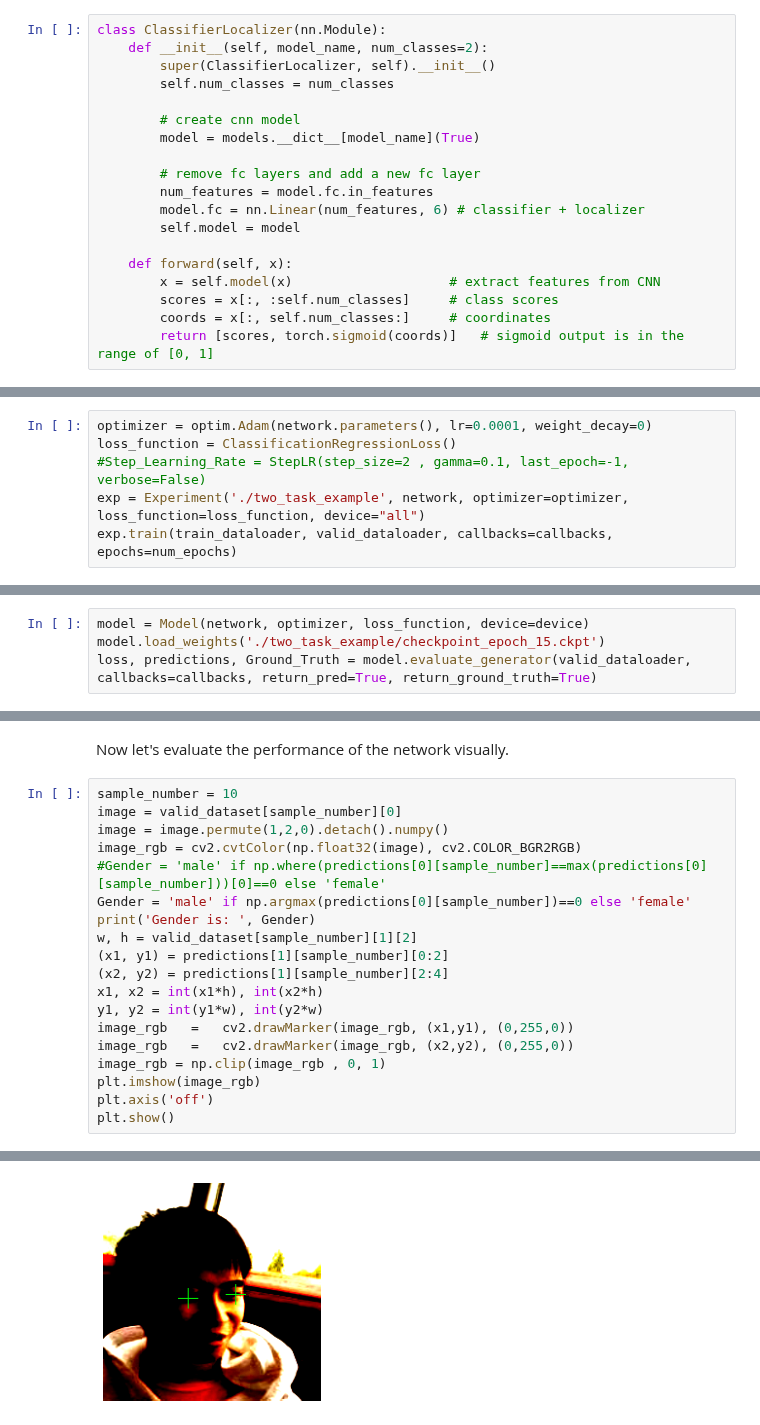
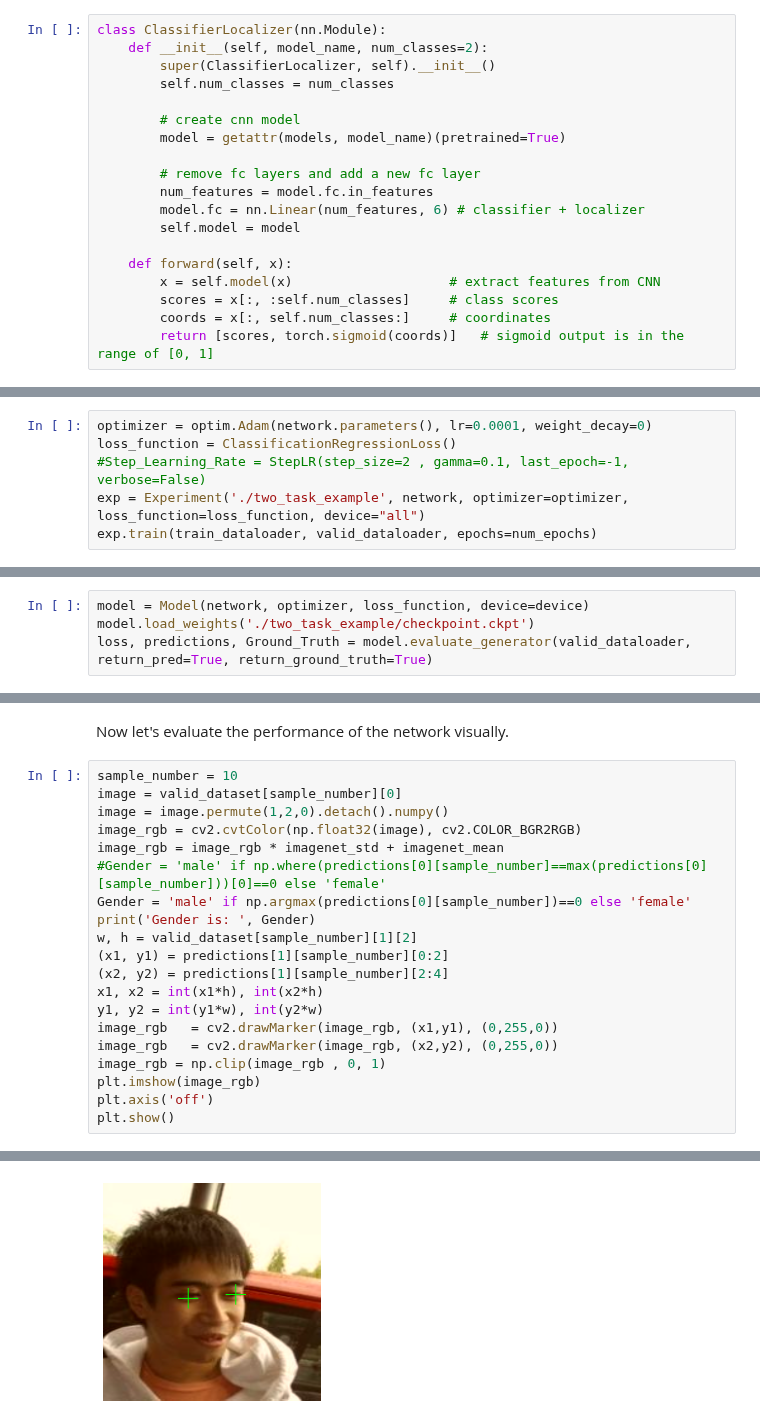
Before and after one commit to GRAAL-Research/poutyne, a Jupyter notebook: examples/classification_and_regression.ipynb, the cells around one changed output, grey strips where cells are left out. Saved outputs shown, nothing was run; the diff lists cells and outputs as text.

```diff
--- a/examples/classification_and_regression.ipynb
+++ b/examples/classification_and_regression.ipynb
@@ -213,7 +226,7 @@ class ClassifierLocalizer(nn.Module):
         self.num_classes = num_classes
 
         # create cnn model
-        model = models.__dict__[model_name](True)
+        model = getattr(models, model_name)(pretrained=True)
 
         # remove fc layers and add a new fc layer
         num_features = model.fc.in_features
@@ -297,5 +294,5 @@ optimizer = optim.Adam(network.parameters(), lr=0.0001, weight_decay=0)
 loss_function = ClassificationRegressionLoss()
 #Step_Learning_Rate = StepLR(step_size=2 , gamma=0.1, last_epoch=-1, verbose=False)
 exp = Experiment('./two_task_example', network, optimizer=optimizer, loss_function=loss_function, device="all")
-exp.train(train_dataloader, valid_dataloader, callbacks=callbacks, epochs=num_epochs)
+exp.train(train_dataloader, valid_dataloader, epochs=num_epochs)
 # %% [output]
@@ -339,6 +336,6 @@ Restoring model from ./callbacks/best_epoch_15.ckpt
 As you have also noticed from the training logs, we have achieved the best performance (considering the validation loss) at the 15th epoch. The weights of the network for the corresponding epoch have been automatically saved and we use these parameters to evaluate our algorithm visually. Hence,  we take advantage of evaluate function of Poutyne, and apply it to the validation dataset. It provides us the predictions as well as the ground-truth for comparison, in case of need.
 # %%
 model = Model(network, optimizer, loss_function, device=device)
-model.load_weights('./two_task_example/checkpoint_epoch_15.ckpt')
-loss, predictions, Ground_Truth = model.evaluate_generator(valid_dataloader, callbacks=callbacks, return_pred=True, return_ground_truth=True)
+model.load_weights('./two_task_example/checkpoint.ckpt')
+loss, predictions, Ground_Truth = model.evaluate_generator(valid_dataloader, return_pred=True, return_ground_truth=True)
 # %% [output]
@@ -391,22 +386,23 @@ Now let's evaluate the performance of the network visually.
 # %%
 sample_number = 10
 image = valid_dataset[sample_number][0]
 image = image.permute(1,2,0).detach().numpy()
 image_rgb = cv2.cvtColor(np.float32(image), cv2.COLOR_BGR2RGB)
+image_rgb = image_rgb * imagenet_std + imagenet_mean
 #Gender = 'male' if np.where(predictions[0][sample_number]==max(predictions[0][sample_number]))[0]==0 else 'female'
 Gender = 'male' if np.argmax(predictions[0][sample_number])==0 else 'female'
 print('Gender is: ', Gender)
 w, h = valid_dataset[sample_number][1][2]
 (x1, y1) = predictions[1][sample_number][0:2]
 (x2, y2) = predictions[1][sample_number][2:4]
 x1, x2 = int(x1*h), int(x2*h)
 y1, y2 = int(y1*w), int(y2*w)
-image_rgb	=	cv2.drawMarker(image_rgb, (x1,y1), (0,255,0))
-image_rgb	=	cv2.drawMarker(image_rgb, (x2,y2), (0,255,0))
+image_rgb	= cv2.drawMarker(image_rgb, (x1,y1), (0,255,0))
+image_rgb	= cv2.drawMarker(image_rgb, (x2,y2), (0,255,0))
 image_rgb = np.clip(image_rgb , 0, 1)
 plt.imshow(image_rgb)
 plt.axis('off')
 plt.show()
 # %% [output]
 Gender is:  male
-[figure, old version]
+[figure, new version]
```
Also changed, not shown: parts of 12 cells of this notebook, 3 other files.
